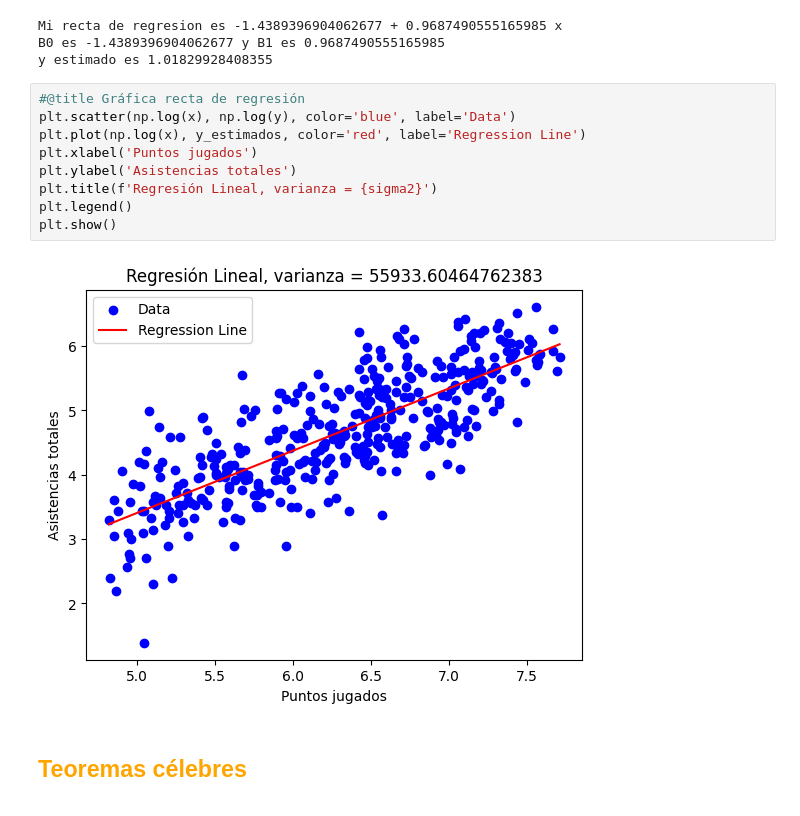
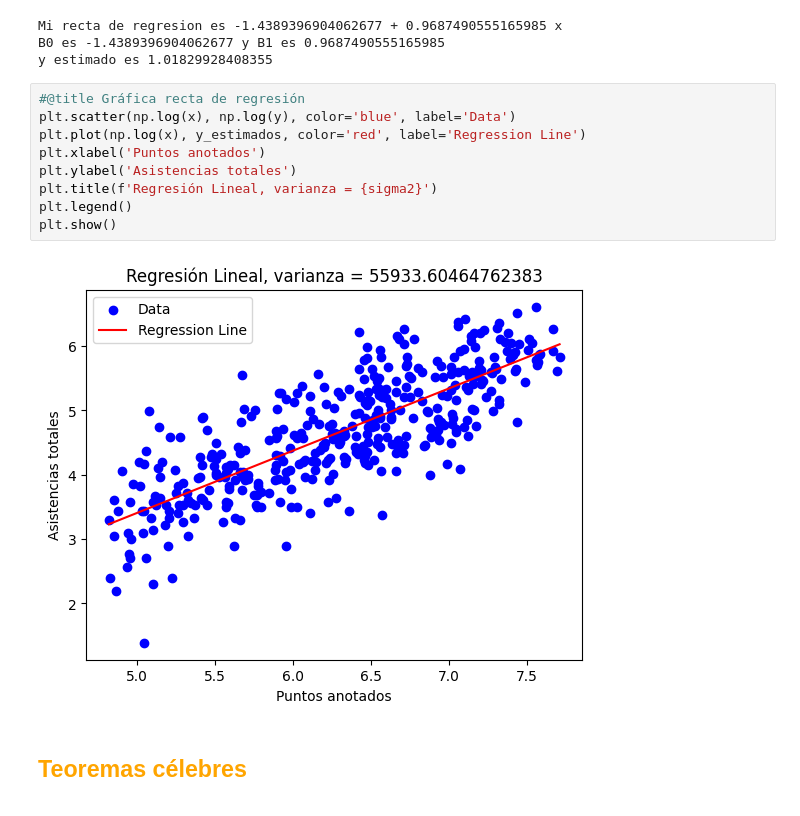
Before and after one commit to LauraCD2/23_nba, a Jupyter notebook: Proyecto.ipynb, the cells around one changed output. Saved outputs shown, nothing was run; the diff lists cells and outputs as text.

```diff
--- a/Proyecto.ipynb
+++ b/Proyecto.ipynb
@@ -911,14 +913,14 @@ y estimado es 1.01829928408355
 # %%
 #@title Gráfica recta de regresión
 plt.scatter(np.log(x), np.log(y), color='blue', label='Data')
 plt.plot(np.log(x), y_estimados, color='red', label='Regression Line')
-plt.xlabel('Puntos jugados')
+plt.xlabel('Puntos anotados')
 plt.ylabel('Asistencias totales')
 plt.title(f'Regresión Lineal, varianza = {sigma2}')
 plt.legend()
 plt.show()
 # %% [output]
-[figure, old version]
+[figure, new version]
 # %% [markdown]
 ## <font color="#FFA500">**Teoremas célebres**</font>
 <a name="teoremas">
```
Also changed, not shown: parts of 5 cells of this notebook.
